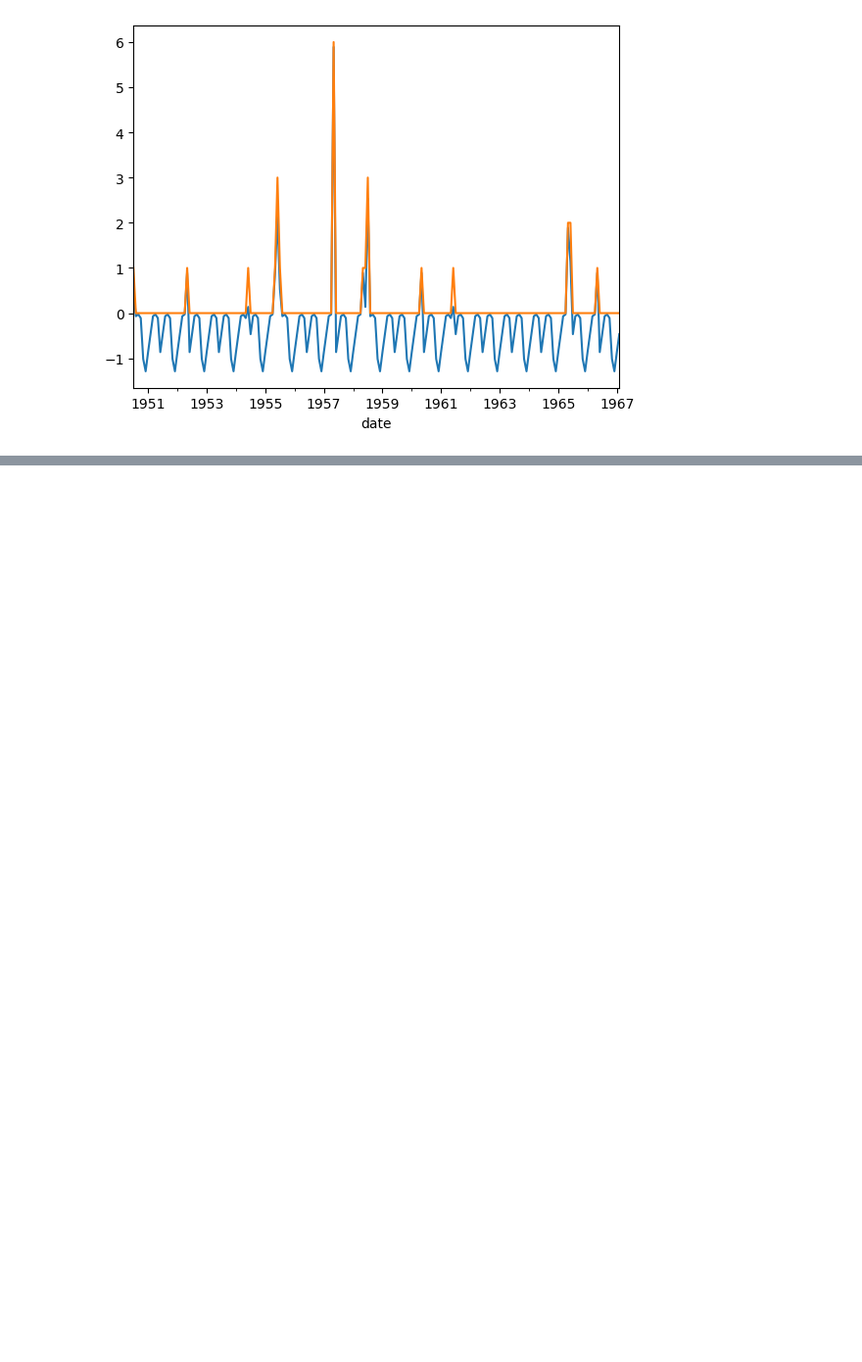
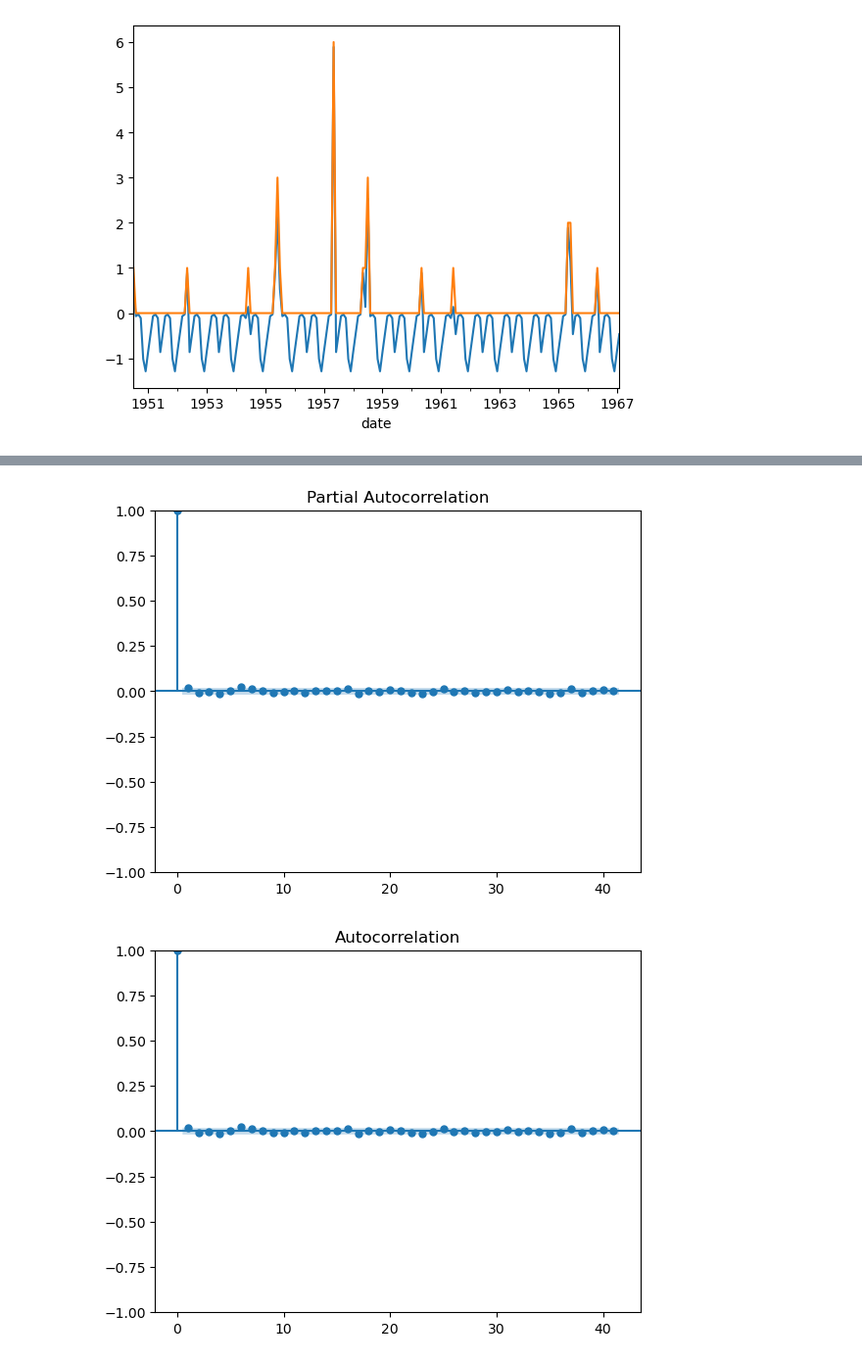
Before and after one commit to kmorhun/disasters_and_politics, a Jupyter notebook: src/overview_and_time_series_2.ipynb, the cells around one changed output, grey strips where cells are left out. Shown at 98% size. Saved outputs shown, nothing was run; the diff lists cells and outputs as text; code cells hidden in the pictures; blank space fills up the shorter version.

```diff
--- a/src/overview_and_time_series_2.ipynb
+++ b/src/overview_and_time_series_2.ipynb
@@ -325,0 +408,7 @@ county_monthly[:200].plot()
+# %%
+#plot acf and pacf
+plot_acf(residuals)
+plot_pacf(residuals)
+# %% [output]
+[figure, added]
+[figure, added]
```
Also changed, not shown: parts of 6 cells of this notebook.
